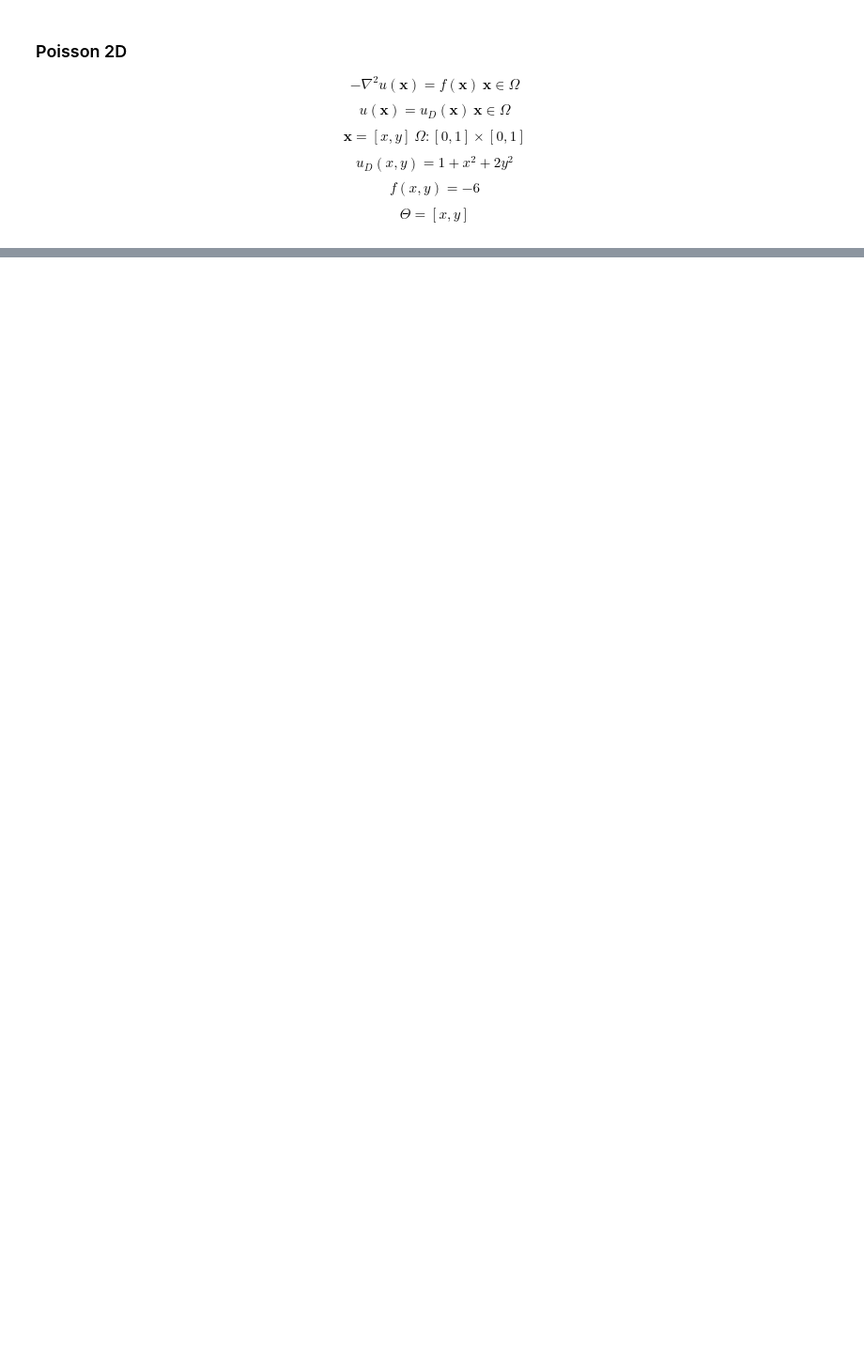
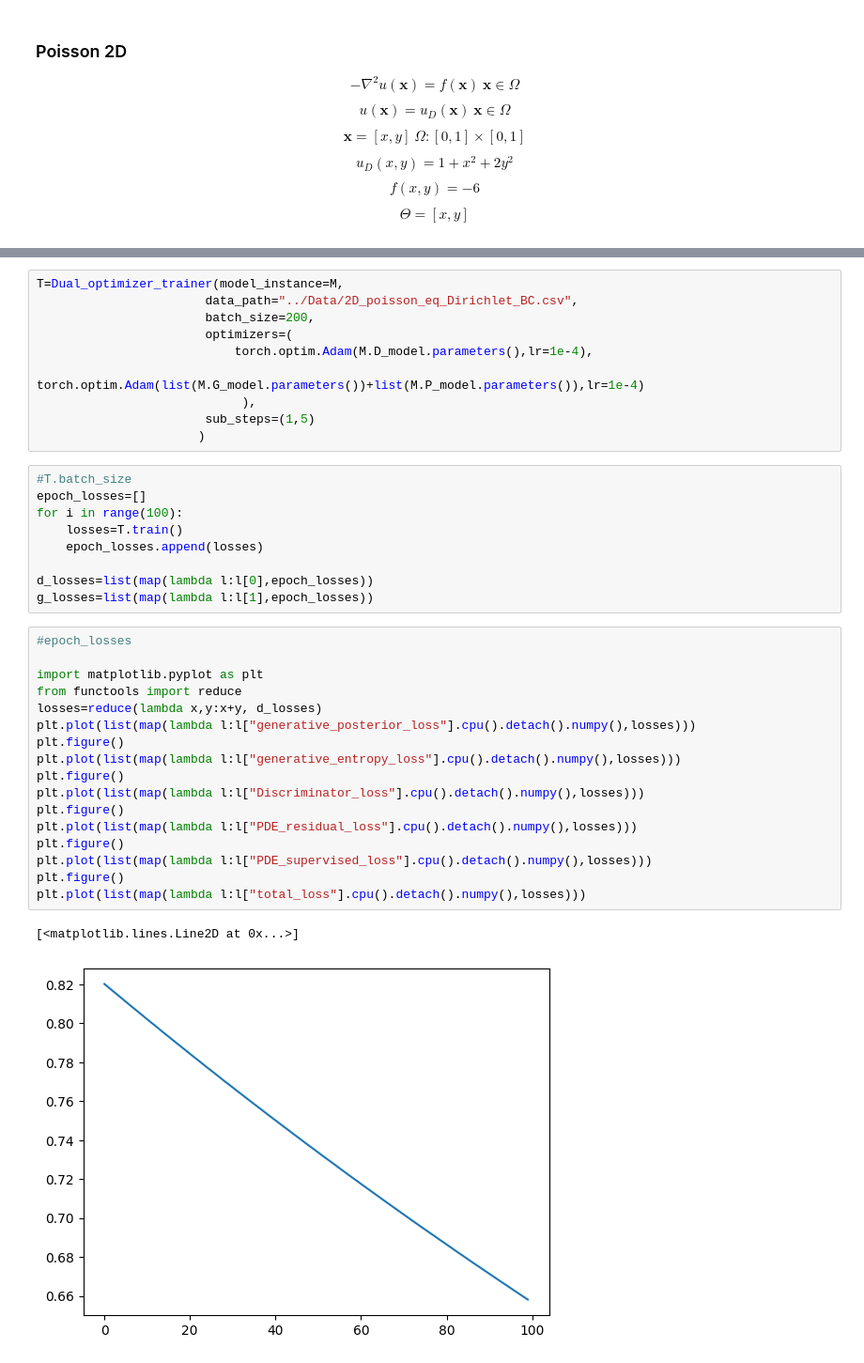
Before and after one commit to grmc1999/PhysicsSimulationDeepLearning, a Jupyter notebook: Notebooks/GAN_PI.ipynb, the cells around one changed output, grey strips where cells are left out. Shown at 94% size. Saved outputs shown, nothing was run; the diff lists cells and outputs as text; blank space fills up the shorter version.

```diff
--- a/Notebooks/GAN_PI.ipynb
+++ b/Notebooks/GAN_PI.ipynb
@@ -128,0 +131,39 @@ epoch_losses
+# %%
+T=Dual_optimizer_trainer(model_instance=M,
+                       data_path="../Data/2D_poisson_eq_Dirichlet_BC.csv",
+                       batch_size=200,
+                       optimizers=(
+                           torch.optim.Adam(M.D_model.parameters(),lr=1e-4),
+                            torch.optim.Adam(list(M.G_model.parameters())+list(M.P_model.parameters()),lr=1e-4)
+                            ),
+                       sub_steps=(1,5)
+                      )
+# %%
+#T.batch_size
+epoch_losses=[]
+for i in range(100):
+    losses=T.train()
+    epoch_losses.append(losses)
+
+d_losses=list(map(lambda l:l[0],epoch_losses))
+g_losses=list(map(lambda l:l[1],epoch_losses))
+# %%
+#epoch_losses
+
+import matplotlib.pyplot as plt
+from functools import reduce
+losses=reduce(lambda x,y:x+y, d_losses)
+plt.plot(list(map(lambda l:l["generative_posterior_loss"].cpu().detach().numpy(),losses)))
+plt.figure()
+plt.plot(list(map(lambda l:l["generative_entropy_loss"].cpu().detach().numpy(),losses)))
+plt.figure()
+plt.plot(list(map(lambda l:l["Discriminator_loss"].cpu().detach().numpy(),losses)))
+plt.figure()
+plt.plot(list(map(lambda l:l["PDE_residual_loss"].cpu().detach().numpy(),losses)))
+plt.figure()
+plt.plot(list(map(lambda l:l["PDE_supervised_loss"].cpu().detach().numpy(),losses)))
+plt.figure()
+plt.plot(list(map(lambda l:l["total_loss"].cpu().detach().numpy(),losses)))
+# %% [output]
+[<matplotlib.lines.Line2D at 0x...>]
+[figure, added]
```
Also changed, not shown: parts of 18 cells of this notebook, 6 other files.
